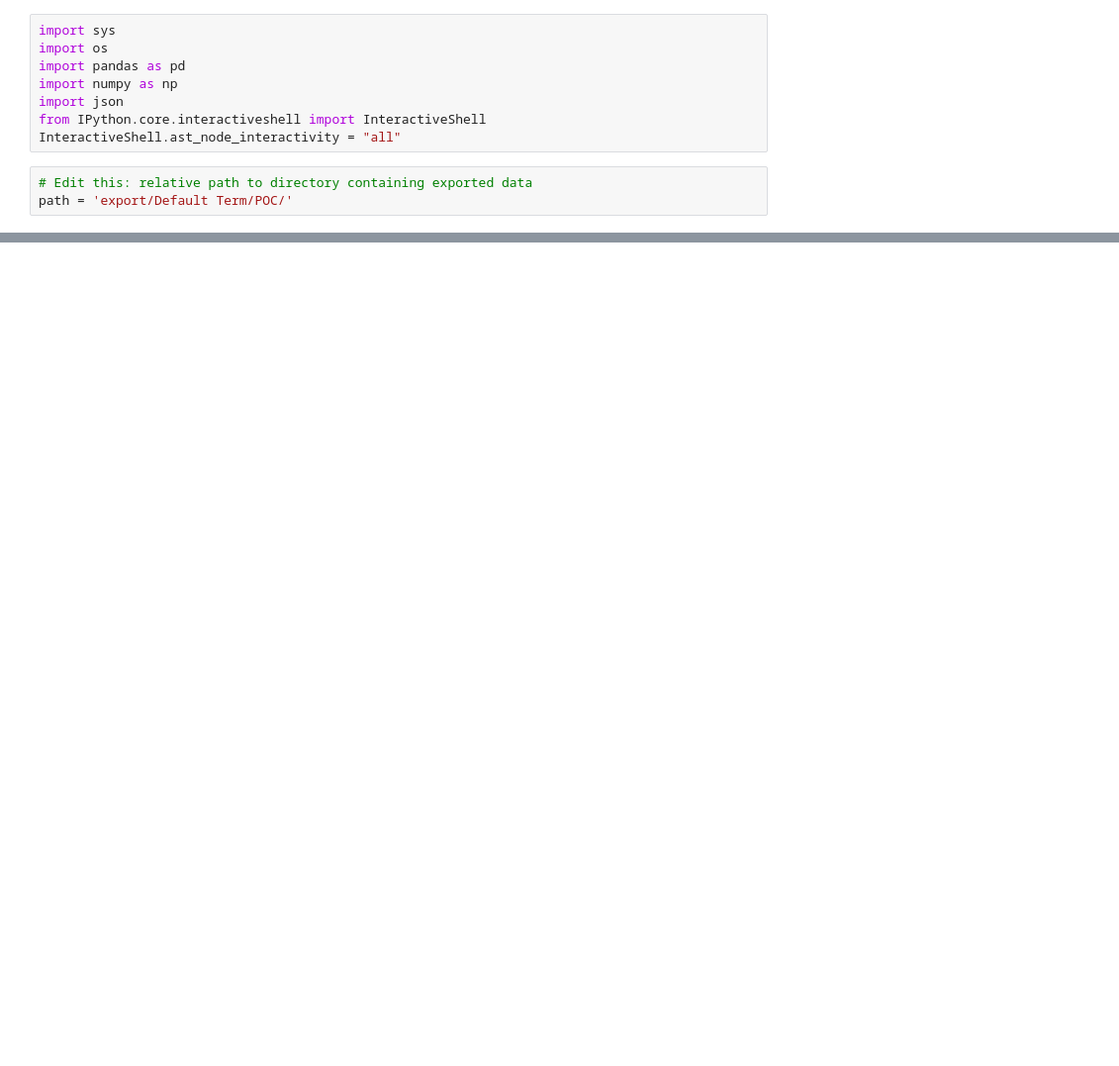
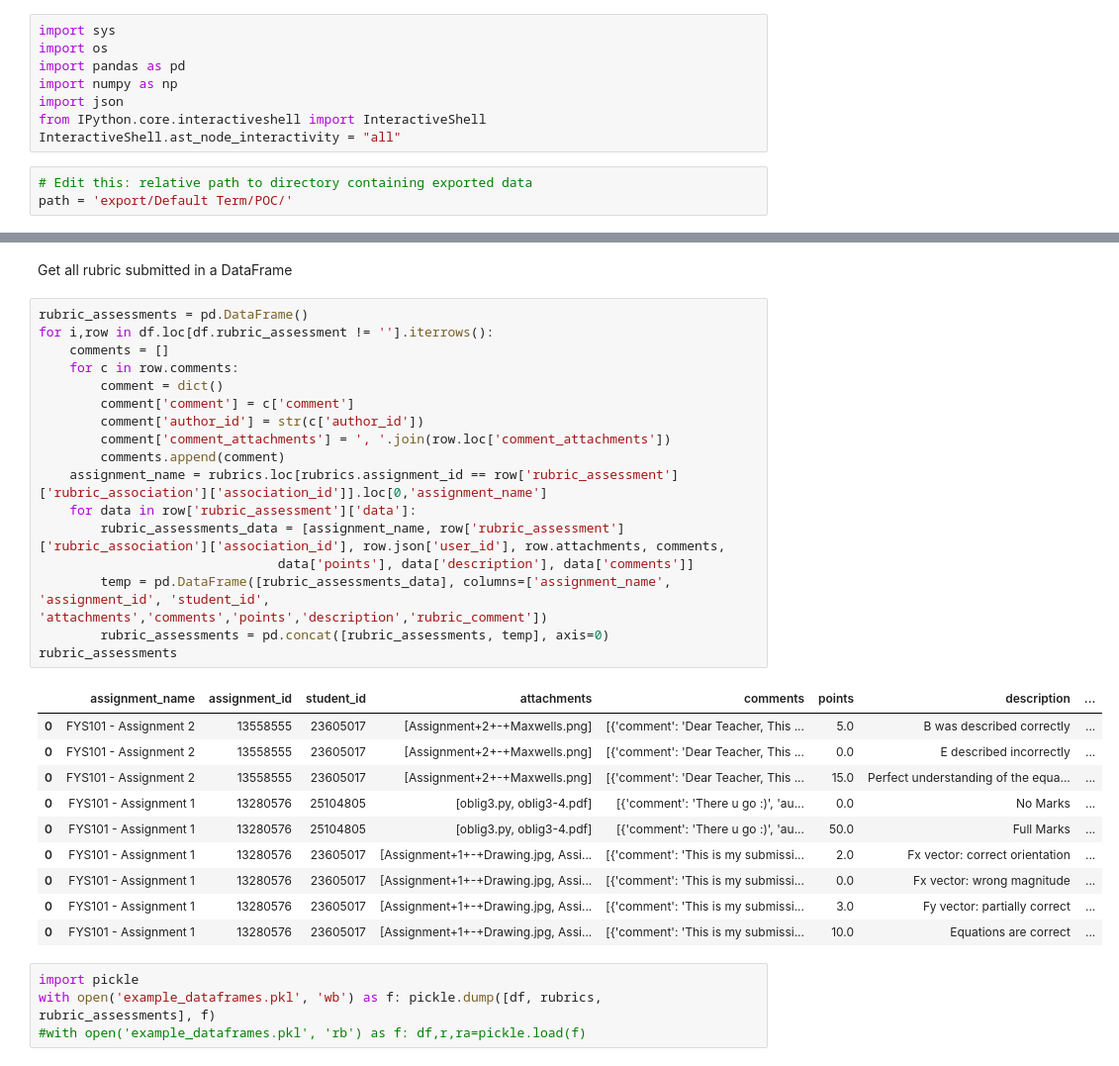
Before and after one commit to aless80/canvas-lms-data-export, a Jupyter notebook: Process_export.ipynb, the cells around one changed output, grey strips where cells are left out. Shown at 99% size. Cells and saved outputs as stored; diff of their text form; blank space fills up the shorter version.

```diff
--- a/Process_export.ipynb
+++ b/Process_export.ipynb
@@ -152,4 +173,38 @@ Rubric for assignment 13280375
 --------------------------------------------------------------------------------------------------
+# %% [markdown]
+Get all rubric submitted in a DataFrame
+# %%
+rubric_assessments = pd.DataFrame()
+for i,row in df.loc[df.rubric_assessment != ''].iterrows():
+    comments = []
+    for c in row.comments:
+        comment = dict()
+        comment['comment'] = c['comment']
+        comment['author_id'] = str(c['author_id'])
+        comment['comment_attachments'] = ', '.join(row.loc['comment_attachments'])
+        comments.append(comment)
+    assignment_name = rubrics.loc[rubrics.assignment_id == row['rubric_assessment']['rubric_association']['association_id']].loc[0,'assignment_name']
+    for data in row['rubric_assessment']['data']:
+        rubric_assessments_data = [assignment_name, row['rubric_assessment']['rubric_association']['association_id'], row.json['user_id'], row.attachments, comments,
+                               data['points'], data['description'], data['comments']]
+        temp = pd.DataFrame([rubric_assessments_data], columns=['assignment_name', 'assignment_id', 'student_id', 'attachments','comments','points','description','rubric_comment'])
+        rubric_assessments = pd.concat([rubric_assessments, temp], axis=0)
+rubric_assessments
+# %% [output]
+|  | assignment_name | assignment_id | student_id | attachments | comments | points | description | ... |
+| 0 | FYS101 - Assignment 2 | 13558555 | 23605017 | [Assignment+2+-+Maxwells.png] | [{'comment': 'Dear Teacher, This ... | 5.0 | B was described correctly | ... |
+| 0 | FYS101 - Assignment 2 | 13558555 | 23605017 | [Assignment+2+-+Maxwells.png] | [{'comment': 'Dear Teacher, This ... | 0.0 | E described incorrectly | ... |
+| 0 | FYS101 - Assignment 2 | 13558555 | 23605017 | [Assignment+2+-+Maxwells.png] | [{'comment': 'Dear Teacher, This ... | 15.0 | Perfect understanding of the equa... | ... |
+| 0 | FYS101 - Assignment 1 | 13280576 | 25104805 | [oblig3.py, oblig3-4.pdf] | [{'comment': 'There u go :)', 'au... | 0.0 | No Marks | ... |
+| 0 | FYS101 - Assignment 1 | 13280576 | 25104805 | [oblig3.py, oblig3-4.pdf] | [{'comment': 'There u go :)', 'au... | 50.0 | Full Marks | ... |
+| 0 | FYS101 - Assignment 1 | 13280576 | 23605017 | [Assignment+1+-+Drawing.jpg, Assi... | [{'comment': 'This is my submissi... | 2.0 | Fx vector: correct orientation | ... |
+| 0 | FYS101 - Assignment 1 | 13280576 | 23605017 | [Assignment+1+-+Drawing.jpg, Assi... | [{'comment': 'This is my submissi... | 0.0 | Fx vector: wrong magnitude | ... |
+| 0 | FYS101 - Assignment 1 | 13280576 | 23605017 | [Assignment+1+-+Drawing.jpg, Assi... | [{'comment': 'This is my submissi... | 3.0 | Fy vector: partially correct | ... |
+| 0 | FYS101 - Assignment 1 | 13280576 | 23605017 | [Assignment+1+-+Drawing.jpg, Assi... | [{'comment': 'This is my submissi... | 10.0 | Equations are correct | ... |
+# %%
+import pickle
+with open('example_dataframes.pkl', 'wb') as f: pickle.dump([df, rubrics, rubric_assessments], f)
+#with open('example_dataframes.pkl', 'rb') as f: df,r,ra=pickle.load(f)
 # %%
 # Print submission (attachments, comments, full rubric assessments)
 for i,row in df.loc[df.rubric_assessment != ''].iterrows():
```
Also changed, not shown: parts of 8 cells of this notebook, 3 other files.
